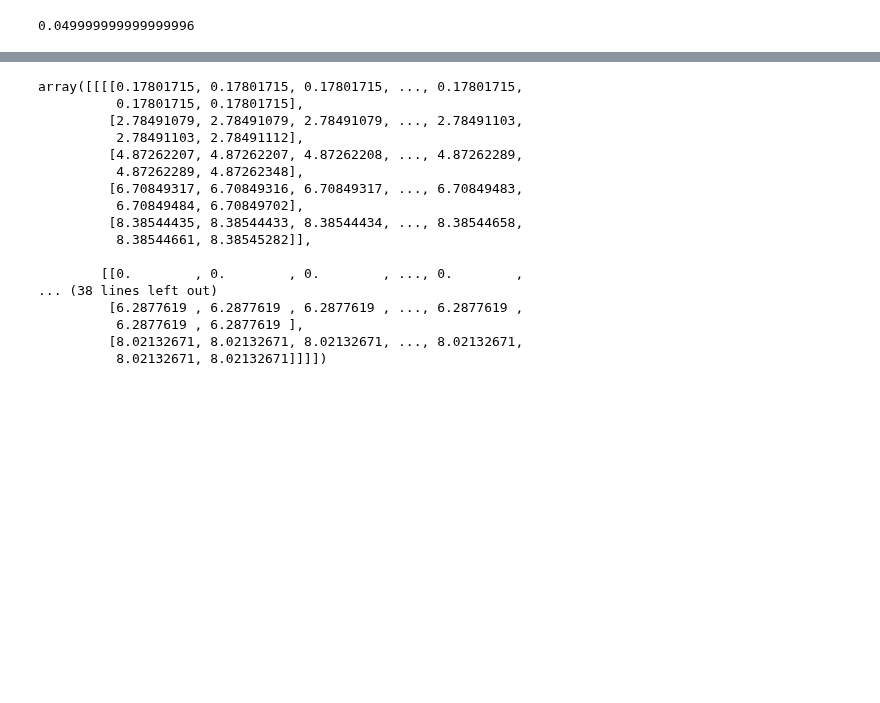
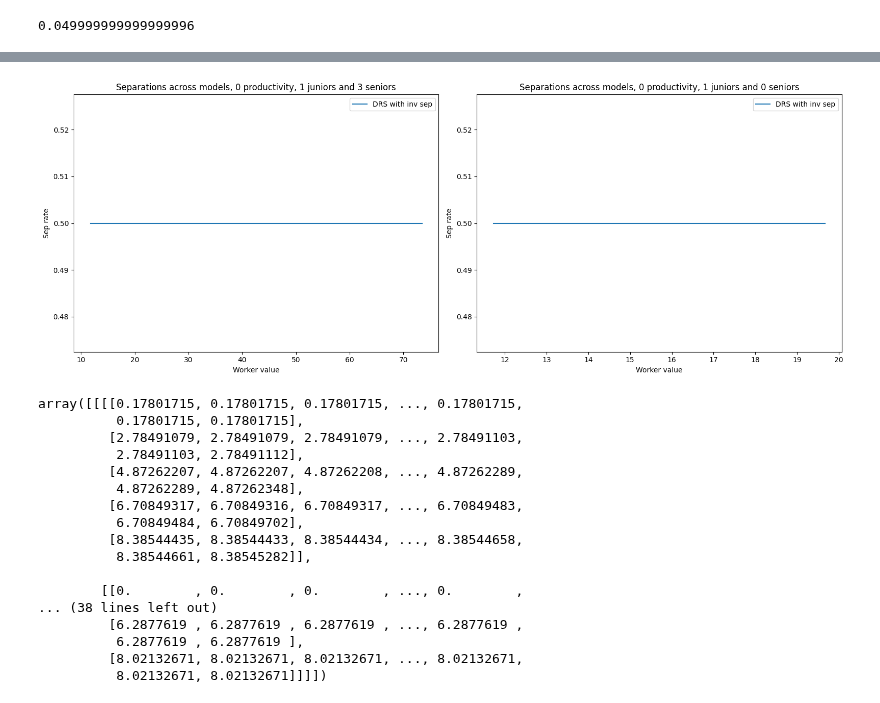
Before and after one commit to zalandru/Dynamic-Contracting-Multi-worker-Firm, a Jupyter notebook: Multiworker_wage_2steps/Initiating MWF.ipynb, the cells around one changed output, grey strips where cells are left out. Drawn from its saved outputs; the diff is of its cells as text; code cells hidden in the pictures; blank space fills up the shorter version.

```diff
--- a/Multiworker_wage_2steps/Initiating MWF.ipynb
+++ b/Multiworker_wage_2steps/Initiating MWF.ipynb
@@ -145,3 +181,7 @@ plts.ValueComparison(2,2,1,0,cc_W,cc_J,mwc_hmq_W[...,5,:],mwc_hmq_J[...,5],None,
+# %%
+plts.sep(0,p.z_0-1,1,3,1,0,mwc_hmq_sd_W[...,5,:],mwc_hmq_sd_sep[...,5],None,None)
+# %% [output]
+[figure, added]
 # %%
 mwc_hmq_J[...,5]-mwc_hmq_J[...,4]
 # %% [output]
```
Also changed, not shown: parts of 10 cells of this notebook, 4 other files.
